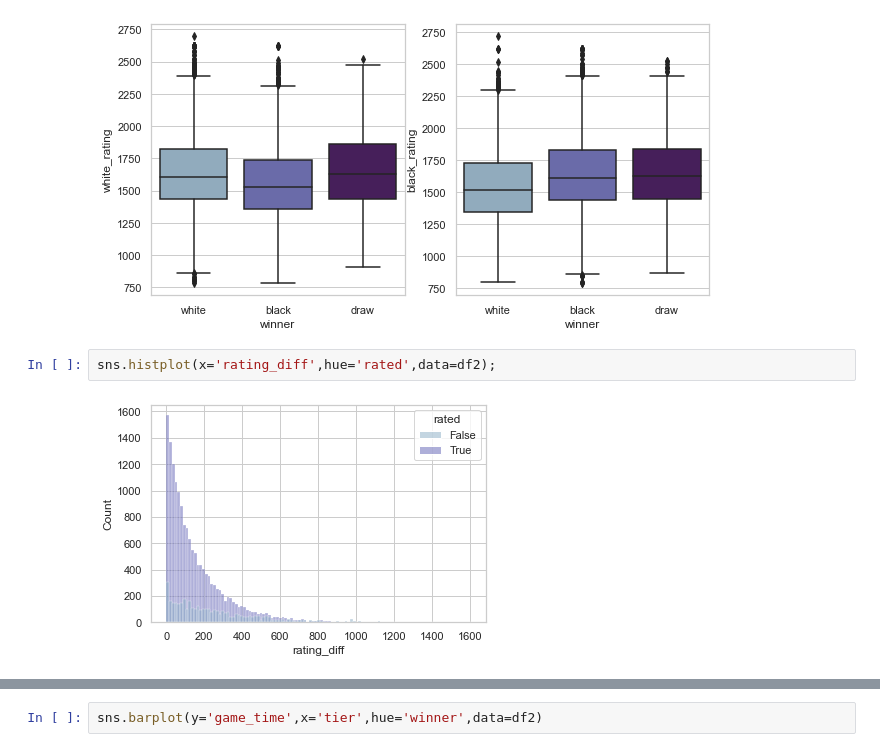
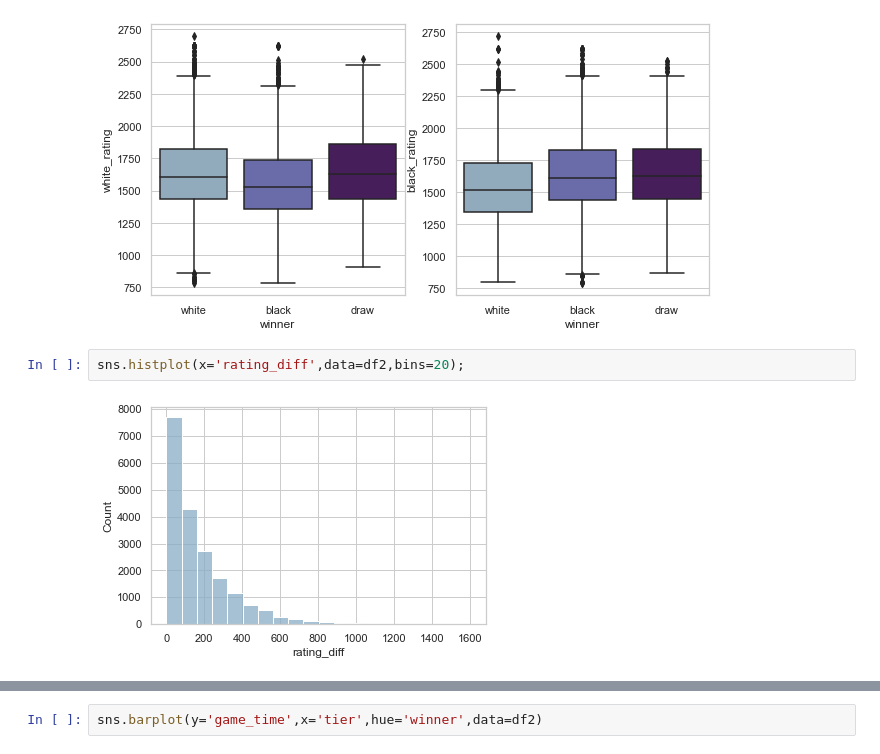
Before and after one commit to salemeid/Tuwaiq-DS-my-project, a Jupyter notebook: Chess_Winning_Move.ipynb, the cells around one changed output, grey strips where cells are left out. Cells and saved outputs as stored; diff of their text form.

```diff
--- a/Chess_Winning_Move.ipynb
+++ b/Chess_Winning_Move.ipynb
@@ -451,6 +426,6 @@ sns.boxplot(data=df2,y='black_rating',x='winner', ax=axes[1]);
 # %% [output]
 [figure]
 # %%
-sns.histplot(x='rating_diff',hue='rated',data=df2);
+sns.histplot(x='rating_diff',data=df2,bins=20);
 # %% [output]
-[figure, old version]
+[figure, new version]
```
Also changed, not shown: parts of 90 cells of this notebook, 4 other files.
